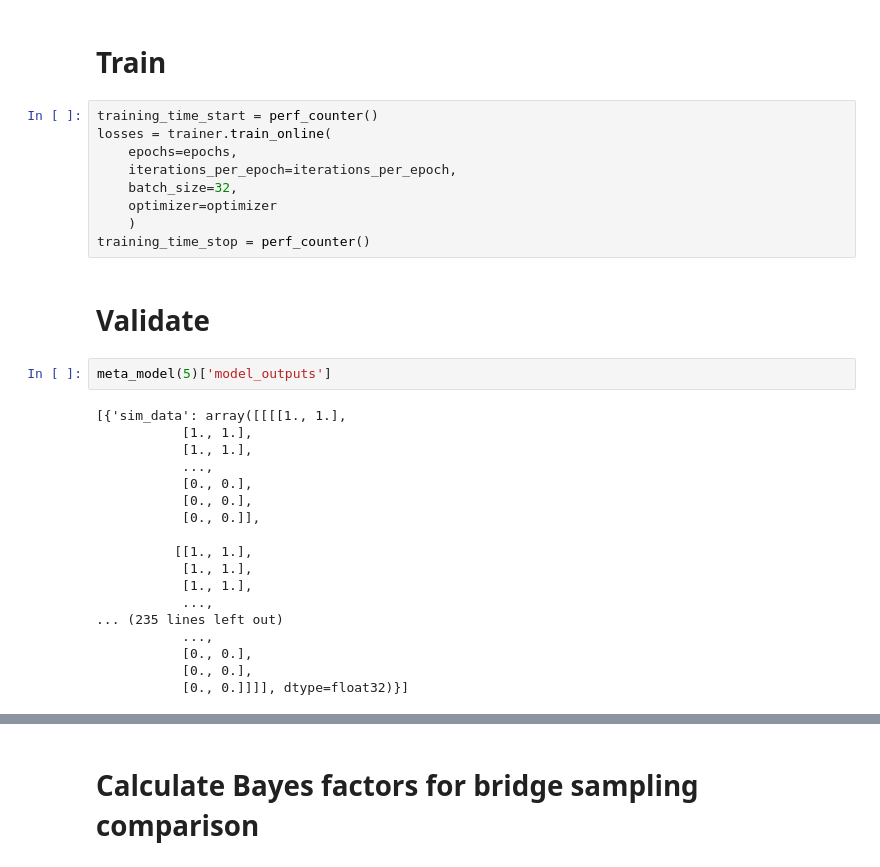
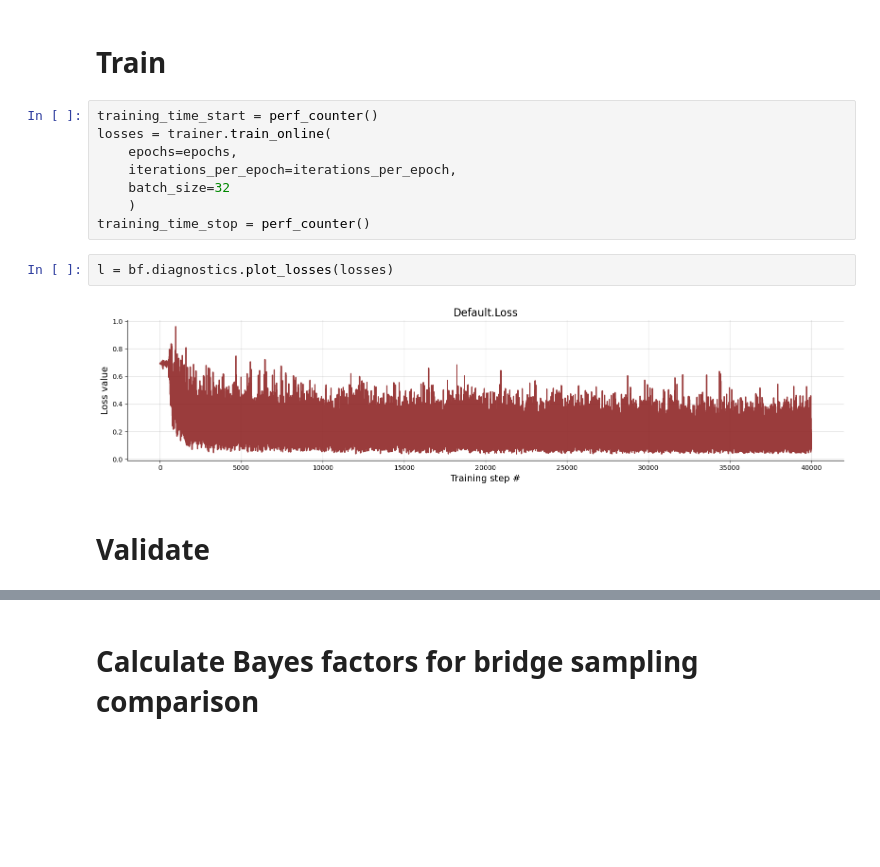
Before and after one commit to bayesflow-org/Hierarchical-Model-Comparison, a Jupyter notebook: notebooks/02_bridge_sampling_comparison/non_nested_models/train_validate_network.ipynb, the cells around one changed output, grey strips where cells are left out. Drawn from its saved outputs; the diff is of its cells as text; blank space fills up the shorter version.

```diff
--- a/notebooks/02_bridge_sampling_comparison/non_nested_models/train_validate_network.ipynb
+++ b/notebooks/02_bridge_sampling_comparison/non_nested_models/train_validate_network.ipynb
@@ -72,29 +86,12 @@ training_time_start = perf_counter()
 losses = trainer.train_online(
     epochs=epochs,
     iterations_per_epoch=iterations_per_epoch,
-    batch_size=32,
-    optimizer=optimizer
+    batch_size=32
     )
 training_time_stop = perf_counter()
+# %%
+l = bf.diagnostics.plot_losses(losses)
+# %% [output]
+[figure, added]
 # %% [markdown]
 # Validate
-# %%
-meta_model(5)['model_outputs']
-# %% [output]
-[{'sim_data': array([[[[1., 1.],
-           [1., 1.],
-           [1., 1.],
-           ...,
-           [0., 0.],
-           [0., 0.],
-           [0., 0.]],
-
-          [[1., 1.],
-           [1., 1.],
-           [1., 1.],
-           ...,
-... (235 lines left out)
-           ...,
-           [0., 0.],
-           [0., 0.],
-           [0., 0.]]]], dtype=float32)}]
```
Also changed, not shown: parts of 13 cells of this notebook.
